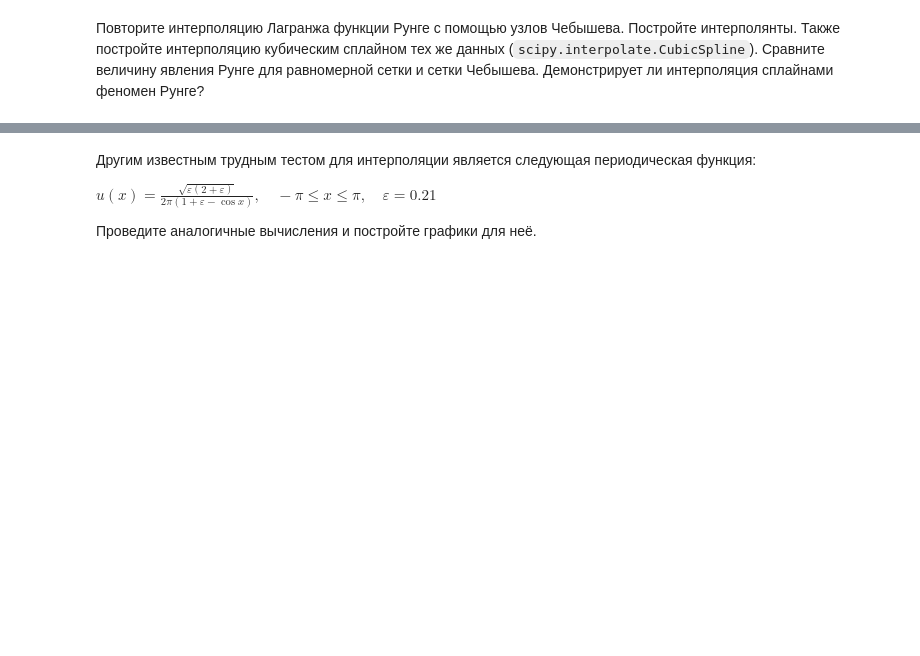
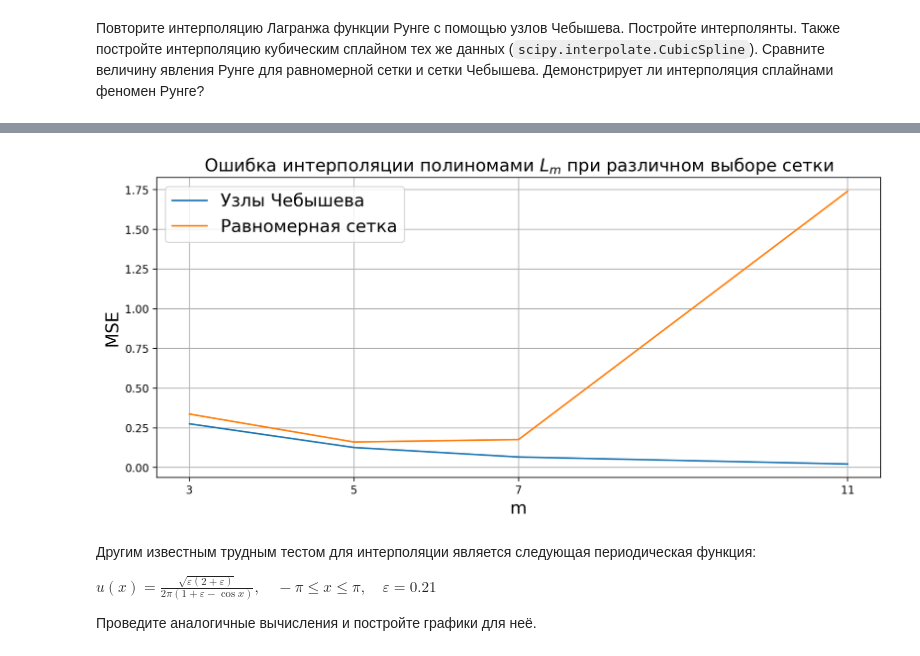
Before and after one commit to ShmakovVladimir/Computational_mathematics_second_sem, a Jupyter notebook: hw2/Задание_по_интерполяции.ipynb, the cells around one changed output, grey strips where cells are left out. Saved outputs shown, nothing was run; the diff lists cells and outputs as text; code cells hidden in the pictures; blank space fills up the shorter version.

```diff
--- a/hw2/Задание_по_интерполяции.ipynb
+++ b/hw2/Задание_по_интерполяции.ipynb
@@ -144,3 +210,19 @@ assert_allclose(cheb_nodes(5, a=-1, b=3),
+# %%
+from sklearn import metrics
+true_values = runge_func(x_line)
+MSE_cheb = [metrics.mean_squared_error(true_values, interp) for interp in interpolations_cheb]
+MSE_uniform = [metrics.mean_squared_error(true_values, interp) for interp in intepolations_uniform]
+plt.figure(figsize = (12, 5), dpi = 200)
+plt.plot(m_values, MSE_cheb, label = 'Узлы Чебышева')
+plt.plot(m_values, MSE_uniform, label = 'Равномерная сетка')
+plt.legend(fontsize = 16)
+plt.xlabel('m', fontsize = 16)
+plt.ylabel('MSE', fontsize = 16)
+plt.xticks(m_values)
+plt.grid()
+plt.title("Ошибка интерполяции полиномами $L_m$ при различном выборе сетки", fontsize = 16);
+# %% [output]
+[figure, added]
 # %% [markdown]
 Другим известным трудным тестом для интерполяции является следующая периодическая функция:
 
```
Also changed, not shown: parts of 11 cells of this notebook, 4 other files.
